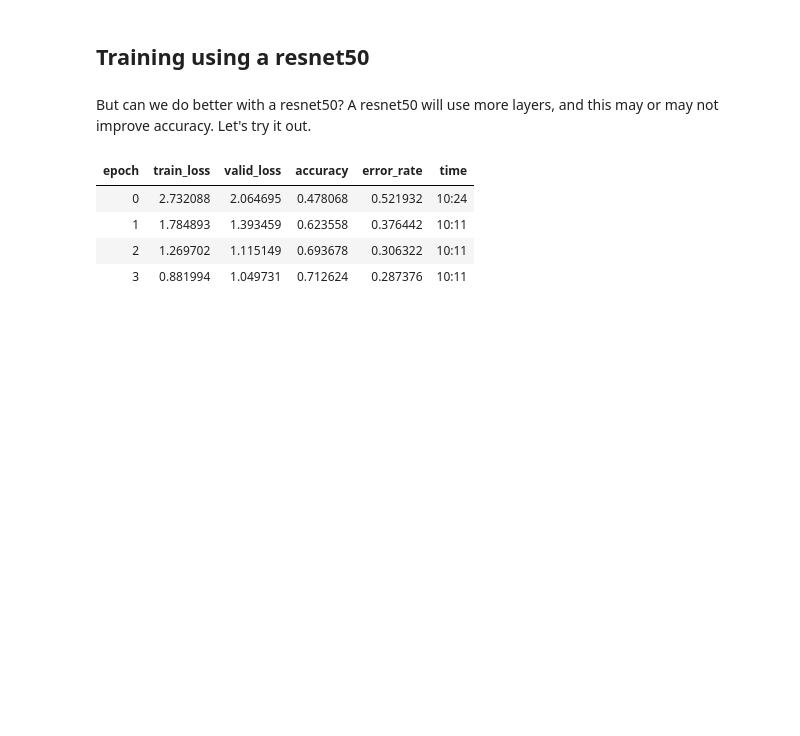
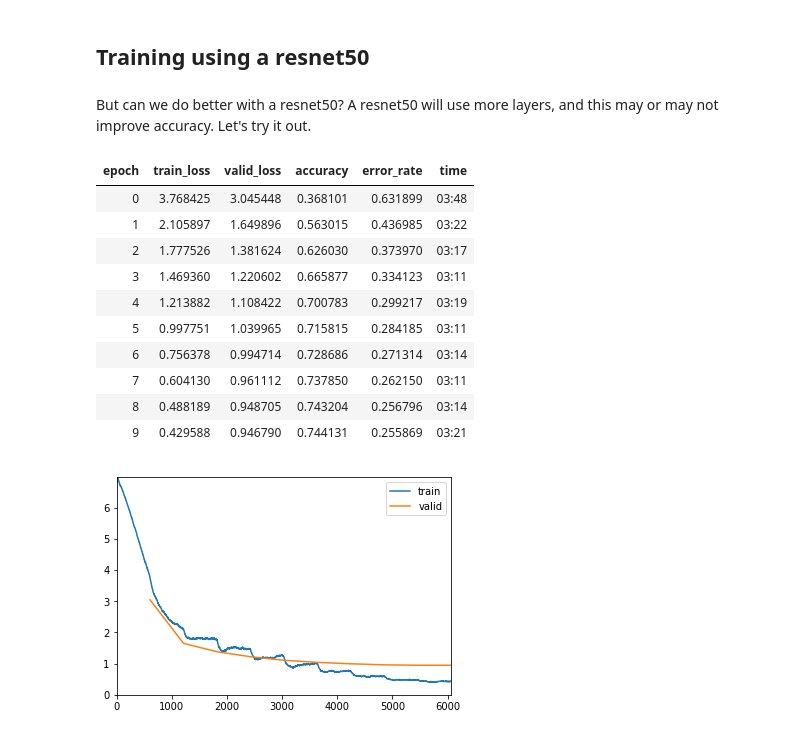
Before and after one commit to jakevc/deeplearn, a Jupyter notebook: BirdClassifier.ipynb, the cells around one changed output. Cells and saved outputs as stored; diff of their text form; code cells hidden in the pictures; blank space fills up the shorter version.

```diff
--- a/BirdClassifier.ipynb
+++ b/BirdClassifier.ipynb
@@ -364,12 +371,19 @@ We see accuracy as high as 75%. In 2017 the state of the art for this dataset wa
 # %% [markdown]
  But can we do better with a resnet50? A resnet50 will use more layers, and this may or may not improve accuracy. Let's try it out.
 # %%
-learn = cnn_learner(data, models.resnet50, metrics=[accuracy, error_rate])
+learn = cnn_learner(data, models.resnet50, metrics=[accuracy, error_rate],)
-# %%
-learn.fit_one_cycle(4)
-# %% [output]
-| epoch | train_loss | valid_loss | accuracy | error_rate | time |
-| 0 | 2.732088 | 2.064695 | 0.478068 | 0.521932 | 10:24 |
-| 1 | 1.784893 | 1.393459 | 0.623558 | 0.376442 | 10:11 |
-| 2 | 1.269702 | 1.115149 | 0.693678 | 0.306322 | 10:11 |
-| 3 | 0.881994 | 1.049731 | 0.712624 | 0.287376 | 10:11 |
+# %%
+learn.fit_one_cycle(10,callbacks=[ShowGraph(learn)])
+# %% [output]
+| epoch | train_loss | valid_loss | accuracy | error_rate | time |
+| 0 | 3.768425 | 3.045448 | 0.368101 | 0.631899 | 03:48 |
+| 1 | 2.105897 | 1.649896 | 0.563015 | 0.436985 | 03:22 |
+| 2 | 1.777526 | 1.381624 | 0.626030 | 0.373970 | 03:17 |
+| 3 | 1.469360 | 1.220602 | 0.665877 | 0.334123 | 03:11 |
+| 4 | 1.213882 | 1.108422 | 0.700783 | 0.299217 | 03:19 |
+| 5 | 0.997751 | 1.039965 | 0.715815 | 0.284185 | 03:11 |
+| 6 | 0.756378 | 0.994714 | 0.728686 | 0.271314 | 03:14 |
+| 7 | 0.604130 | 0.961112 | 0.737850 | 0.262150 | 03:11 |
+| 8 | 0.488189 | 0.948705 | 0.743204 | 0.256796 | 03:14 |
+| 9 | 0.429588 | 0.946790 | 0.744131 | 0.255869 | 03:21 |
+[figure, added]
```
Also changed, not shown: parts of 13 cells of this notebook, 1 other file.
